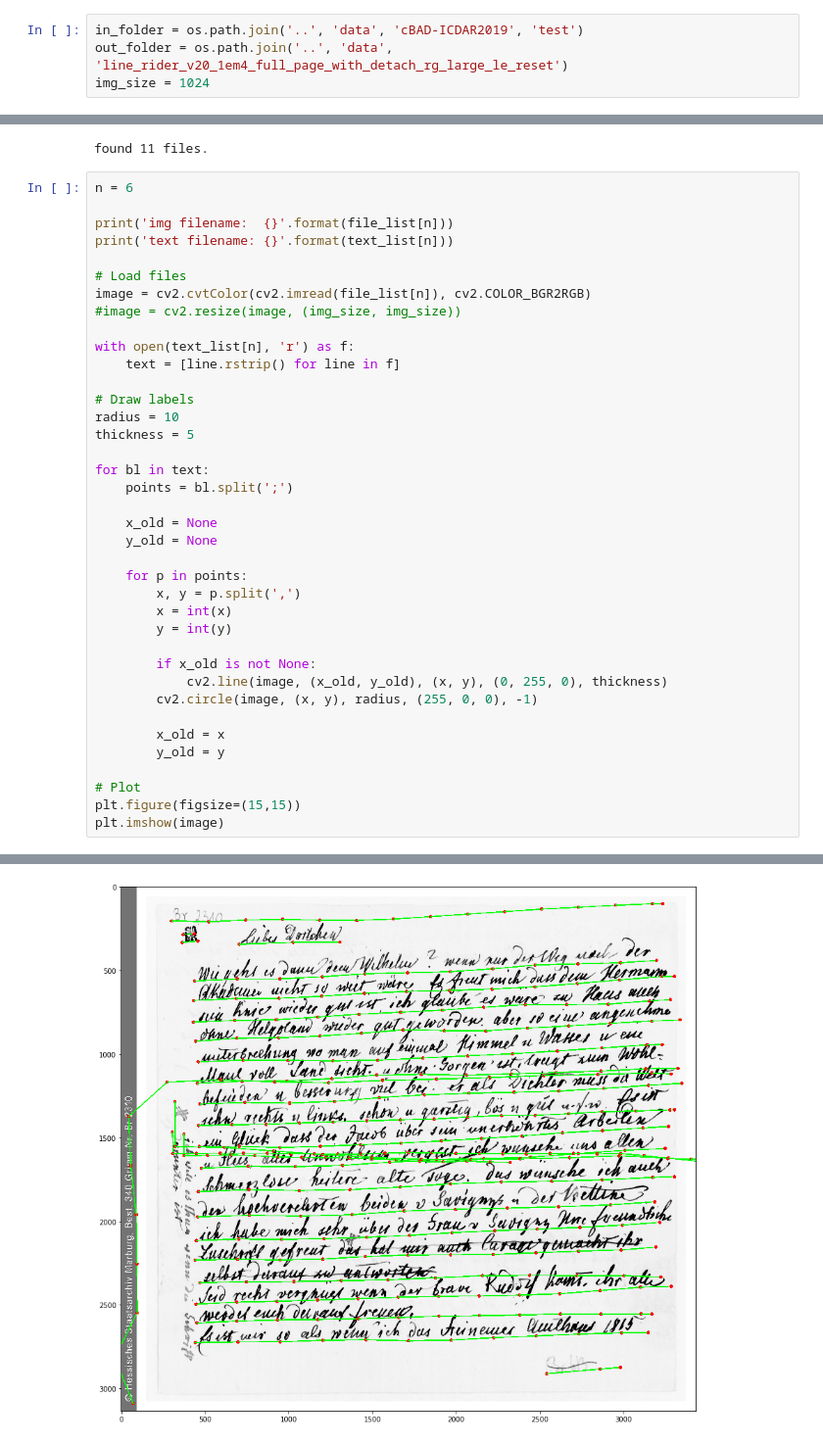
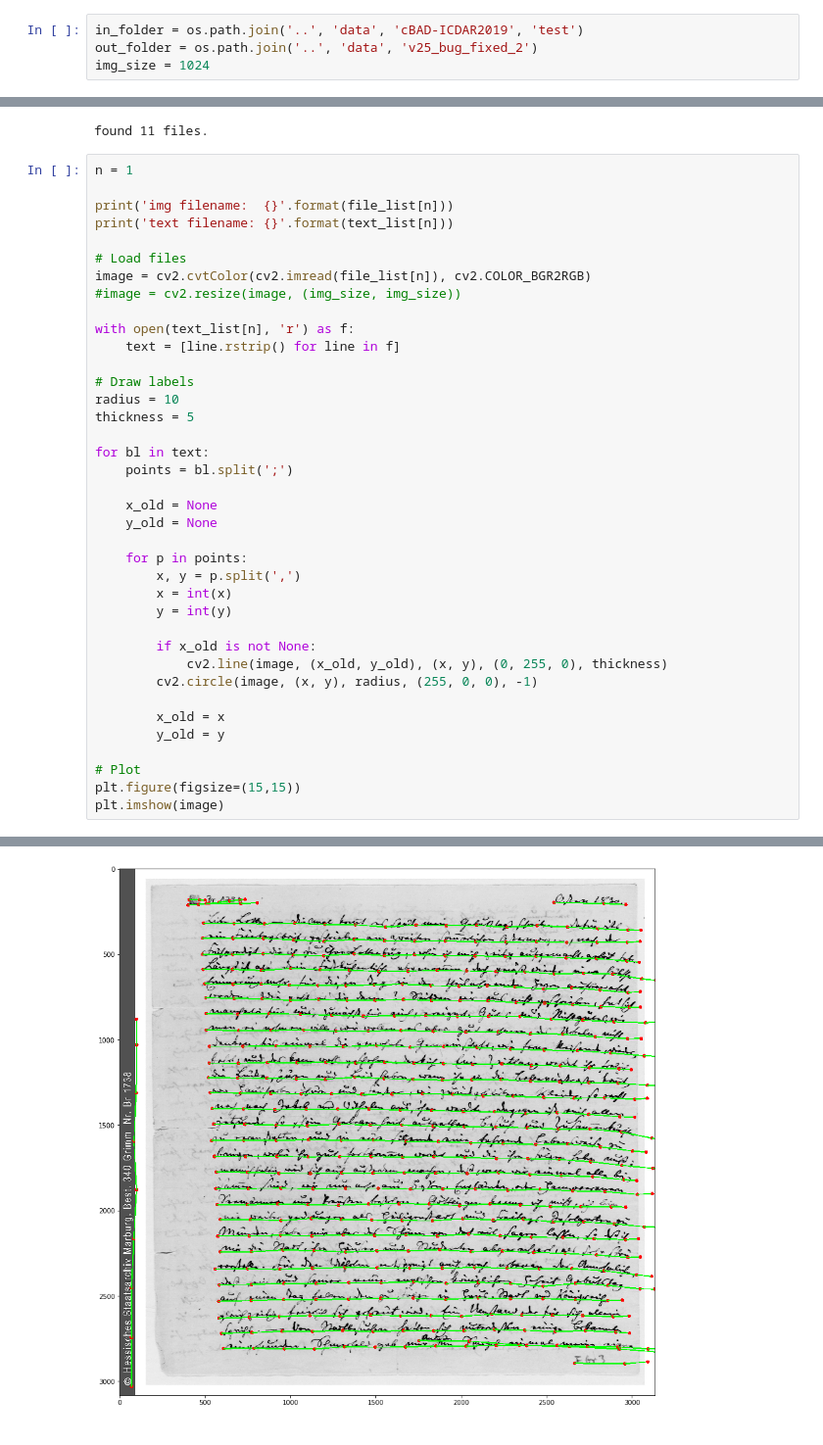
Before and after one commit to mwoedlinger/baseline-extract, a Jupyter notebook: demo/draw_prediction.ipynb, the cells around one changed output, grey strips where cells are left out. Shown at 98% size. Cells and saved outputs as stored; diff of their text form.

```diff
--- a/demo/draw_prediction.ipynb
+++ b/demo/draw_prediction.ipynb
@@ -6,7 +6,7 @@ import cv2
 import matplotlib.pyplot as plt
 # %%
 in_folder = os.path.join('..', 'data', 'cBAD-ICDAR2019', 'test')
-out_folder = os.path.join('..', 'data', 'line_rider_v20_1em4_full_page_with_detach_rg_large_le_reset')
+out_folder = os.path.join('..', 'data', 'v25_bug_fixed_2')
 img_size = 1024
 # %%
 text_list = []
@@ -20,7 +20,7 @@ file_list = [os.path.join(in_folder, os.path.basename(f).split('.')[0]+'.jpg') f
 # %% [output]
 found 11 files.
 # %%
-n = 6
+n = 1
 
 print('img filename:  {}'.format(file_list[n]))
 print('text filename: {}'.format(text_list[n]))
@@ -63,2 +63,2 @@ text filename: ..\data\line_rider_v20_1em4_full_page_with_detach_rg_large_le_res
 <matplotlib.image.AxesImage at 0x...>
-[figure, old version]
+[figure, new version]
```
Also changed, not shown: parts of 8 cells of this notebook, 10 other files.
